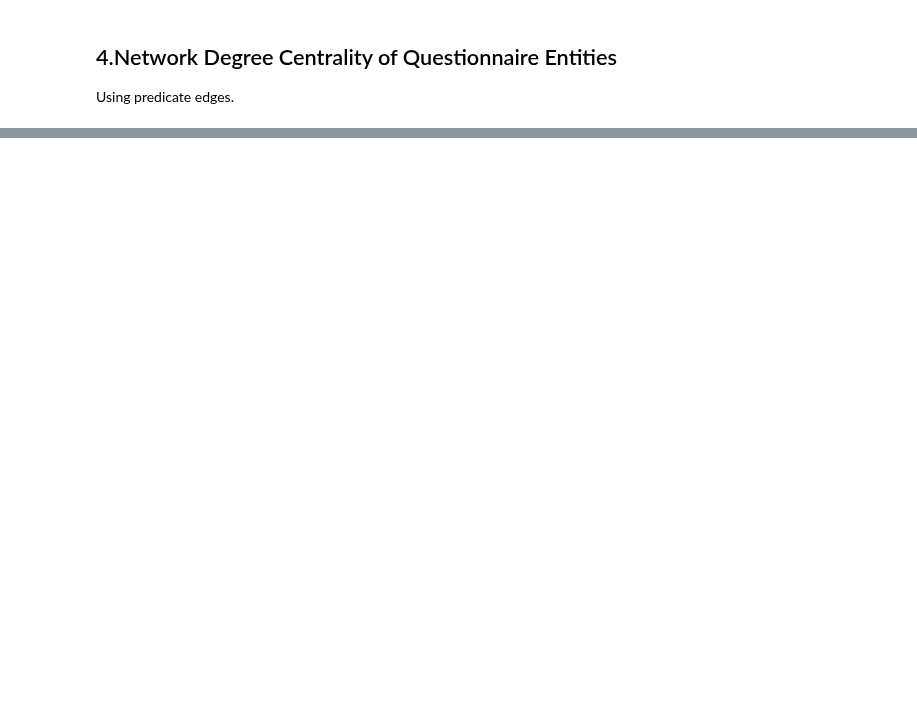
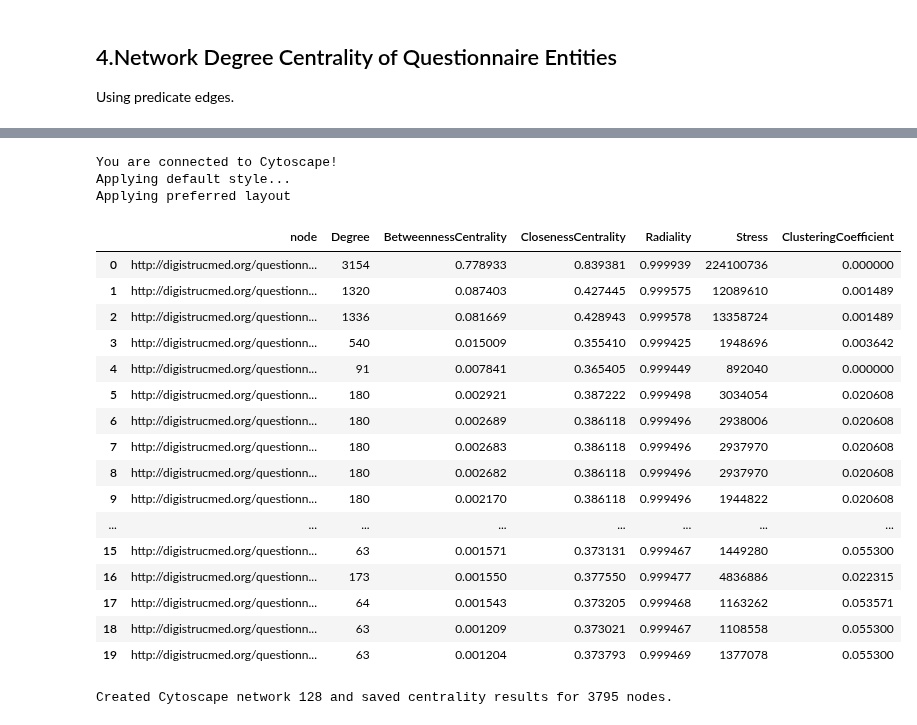
Before and after one commit to SDM-TIB/DigiStrucMed, a Jupyter notebook: KG-QuestionnarieExploration.ipynb, the cells around one changed output, grey strips where cells are left out. Cells and saved outputs as stored; diff of their text form; code cells hidden in the pictures; blank space fills up the shorter version.

```diff
--- a/KG-QuestionnarieExploration.ipynb
+++ b/KG-QuestionnarieExploration.ipynb
@@ -196,3 +394,78 @@ plt.show()
+# %%
+import py4cytoscape as p4c
+
+# Cytoscape must be open locally (Apps -> CyREST is included by default).
+try:
+    p4c.cytoscape_ping()
+except Exception as exc:
+    raise ConnectionError(
+        'Cytoscape is not reachable. Open Cytoscape, wait for it to finish starting, then rerun this cell.'
+    ) from exc
+
+# Reuse df_edges created in Section 4. Cytoscape expects id/source/target columns.
+nodes_cy = pd.DataFrame({'id': sorted(G.nodes())})
+nodes_cy['label'] = nodes_cy['id'].map(lambda uri: str(uri).rsplit('#', 1)[-1])
+edges_cy = df_edges[['s', 'o', 'p']].rename(
+    columns={'s': 'source', 'o': 'target', 'p': 'predicate'}
+)
+edges_cy['interaction'] = edges_cy['predicate'].map(
+    lambda uri: str(uri).rsplit('#', 1)[-1]
+)
+
+network_suid = p4c.create_network_from_data_frames(
+    nodes=nodes_cy, edges=edges_cy,
+    title='Questionnaire relation graph - centrality',
+    collection='Questionnaire analysis'
+)
+
+# The graph was built as undirected in NetworkX, so analyse it as undirected here too.
+p4c.set_current_network(network_suid)
+p4c.analyze_network(directed=False)
+
+# Retrieve the centrality results written by Cytoscape NetworkAnalyzer.
+node_table = p4c.get_table_columns(table='node', network=network_suid)
+centrality_metrics = [
+    metric for metric in [
+        'Degree', 'BetweennessCentrality', 'ClosenessCentrality',
+        'Radiality', 'Stress', 'ClusteringCoefficient'
+    ] if metric in node_table.columns
+]
+
+centrality_df = (
+    node_table[['name'] + centrality_metrics]
+    .rename(columns={'name': 'node'})
+    .sort_values(
+        by='BetweennessCentrality' if 'BetweennessCentrality' in centrality_metrics else 'Degree',
+        ascending=False
+    )
+    .reset_index(drop=True)
+)
+
+display(centrality_df.head(20))
+centrality_df.to_csv('questionnaire_cytoscape_centrality.csv', index=False)
+print(f'Created Cytoscape network {network_suid} and saved centrality results for {len(centrality_df)} nodes.')
+# %% [output]
+You are connected to Cytoscape!
+Applying default style...
+Applying preferred layout
+|  | node | Degree | BetweennessCentrality | ClosenessCentrality | Radiality | Stress | ClusteringCoefficient |
+| 0 | http://digistrucmed.org/questionn... | 3154 | 0.778933 | 0.839381 | 0.999939 | 224100736 | 0.000000 |
+| 1 | http://digistrucmed.org/questionn... | 1320 | 0.087403 | 0.427445 | 0.999575 | 12089610 | 0.001489 |
+| 2 | http://digistrucmed.org/questionn... | 1336 | 0.081669 | 0.428943 | 0.999578 | 13358724 | 0.001489 |
+| 3 | http://digistrucmed.org/questionn... | 540 | 0.015009 | 0.355410 | 0.999425 | 1948696 | 0.003642 |
+| 4 | http://digistrucmed.org/questionn... | 91 | 0.007841 | 0.365405 | 0.999449 | 892040 | 0.000000 |
+| 5 | http://digistrucmed.org/questionn... | 180 | 0.002921 | 0.387222 | 0.999498 | 3034054 | 0.020608 |
+| 6 | http://digistrucmed.org/questionn... | 180 | 0.002689 | 0.386118 | 0.999496 | 2938006 | 0.020608 |
+| 7 | http://digistrucmed.org/questionn... | 180 | 0.002683 | 0.386118 | 0.999496 | 2937970 | 0.020608 |
+| 8 | http://digistrucmed.org/questionn... | 180 | 0.002682 | 0.386118 | 0.999496 | 2937970 | 0.020608 |
+| 9 | http://digistrucmed.org/questionn... | 180 | 0.002170 | 0.386118 | 0.999496 | 1944822 | 0.020608 |
+| ... | ... | ... | ... | ... | ... | ... | ... |
+| 15 | http://digistrucmed.org/questionn... | 63 | 0.001571 | 0.373131 | 0.999467 | 1449280 | 0.055300 |
+| 16 | http://digistrucmed.org/questionn... | 173 | 0.001550 | 0.377550 | 0.999477 | 4836886 | 0.022315 |
+| 17 | http://digistrucmed.org/questionn... | 64 | 0.001543 | 0.373205 | 0.999468 | 1163262 | 0.053571 |
+| 18 | http://digistrucmed.org/questionn... | 63 | 0.001209 | 0.373021 | 0.999467 | 1108558 | 0.055300 |
+| 19 | http://digistrucmed.org/questionn... | 63 | 0.001204 | 0.373793 | 0.999469 | 1377078 | 0.055300 |
+Created Cytoscape network 128 and saved centrality results for 3795 nodes.
 # %%
 import pandas as pd
 import matplotlib.pyplot as plt
```
Also changed, not shown: parts of 14 cells of this notebook, 43 other files.
